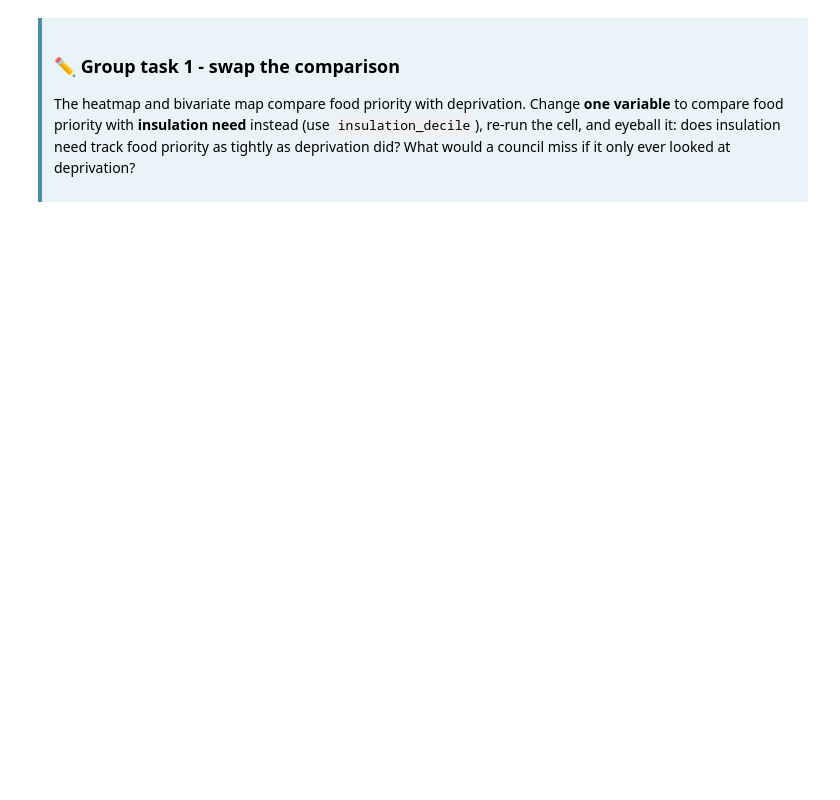
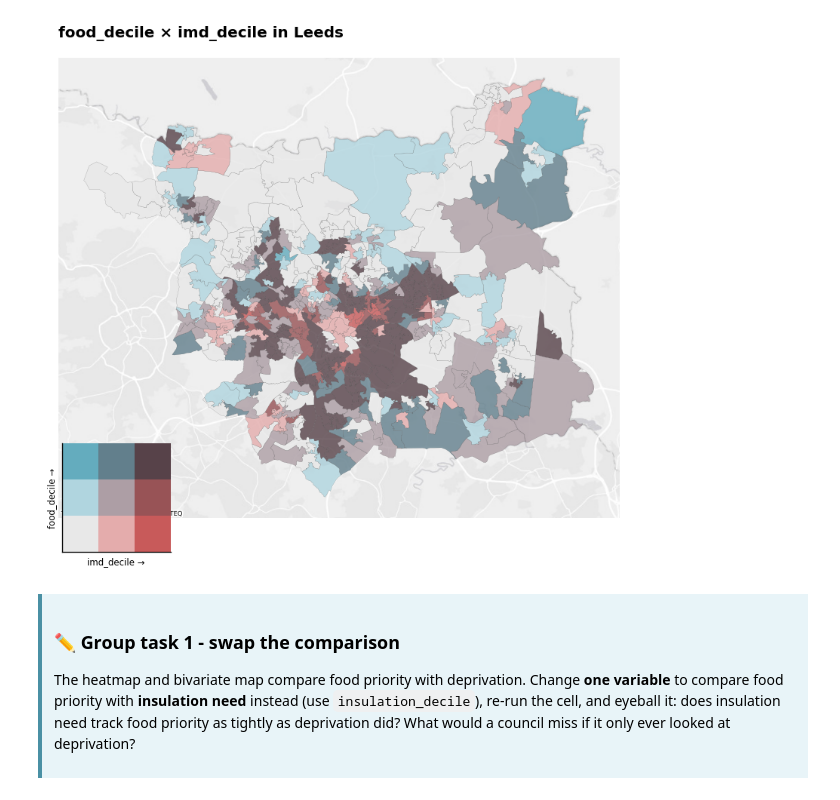
Before and after one commit to Leeds-HASP/digital-festival-2026, a Jupyter notebook: HASP_workshop.ipynb, the cells around one changed output. Cells and saved outputs as stored; diff of their text form; code cells hidden in the pictures; blank space fills up the shorter version.

```diff
--- a/HASP_workshop.ipynb
+++ b/HASP_workshop.ipynb
@@ -46 +46,12 @@ WORST      = 2           # "high need" = worst fifth of an index (decile 1-2)
+# %%
+# ── S1 ────────────────────────────────────────────────────────────────
+# ✏️ THE ONLY SETTINGS YOU NEED TO TOUCH
+# ──────────────────────────────────────────────────────────────────────
+
+LEEDS_ONLY = True    # True = Leeds only · False = all of West Yorkshire
+WORST      = 2       # "high need" = worst fifth of an index (deciles 1-2)
+BASEMAP    = True    # draw a street/terrain background behind the maps
+
+# ──────────────────────────────────────────────────────────────────────
+DATA = "data"        # folder holding the data files (leave as-is on Colab)
 # %%
@@ -329,25 +522,8 @@ split is where a food-specific index like PPFI earns its place.
-# %%
-# Bivariate map: where do food priority and deprivation agree, and where do they diverge?
-def tercile(s): return pd.qcut(s.rank(method="first"), 3, labels=[0, 1, 2]).astype(int)
-f3 = tercile(11 - area[var_1])    # 2 = worst third for food priority
-d3 = tercile(11 - area[var_2])      # 2 = worst third for deprivation
-area["biv"] = (f3 * 3 + d3).values
-
-# 3x3 bivariate key: teal = food, pink = deprivation, dark = both worst
-BIV = ["#e8e8e8", "#e4acac", "#c85a5a",
-       "#b0d5df", "#ad9ea5", "#985356",
-       "#64acbe", "#627f8c", "#574249"]
-
-fig, ax = plt.subplots(figsize=(7.5, 7.5))
-area.plot(color=[BIV[b] for b in area["biv"]], ax=ax, edgecolor="#333333", linewidth=0.1)
-ax.set_title(f"{var_1} × {var_2} in {AREA_NAME}", fontsize=12, weight="bold", loc="left")
-ax.set_axis_off()
-
-key = fig.add_axes([0.13, 0.13, 0.17, 0.17])   # small 3x3 legend
-key.imshow(np.arange(9).reshape(3, 3), cmap=ListedColormap(BIV), origin="lower")
-key.set_xlabel(f"{var_2} →", fontsize=8); key.set_ylabel(f"{var_1} →", fontsize=8)
-key.set_xticks([]); key.set_yticks([])
-plt.show()
+# %%
+# ── C3 ── the same comparison as a map ────────────────────────────────
+plot_bivariate_map(area, var_1, var_2)
+# %% [output]
+[figure, added]
 # %% [markdown]
 <div style="background:#e8f4f8;padding:12px;border-left:4px solid #4a90a4">
 
```
Also changed, not shown: parts of 49 cells of this notebook.
